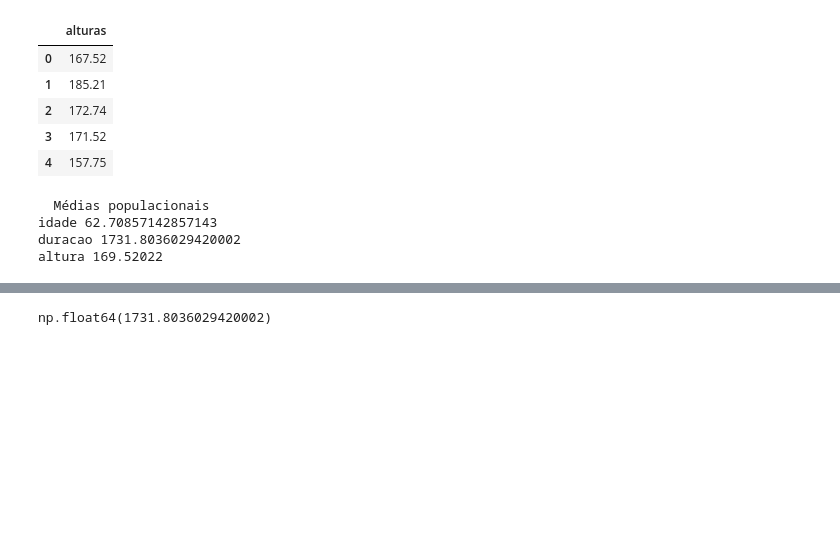
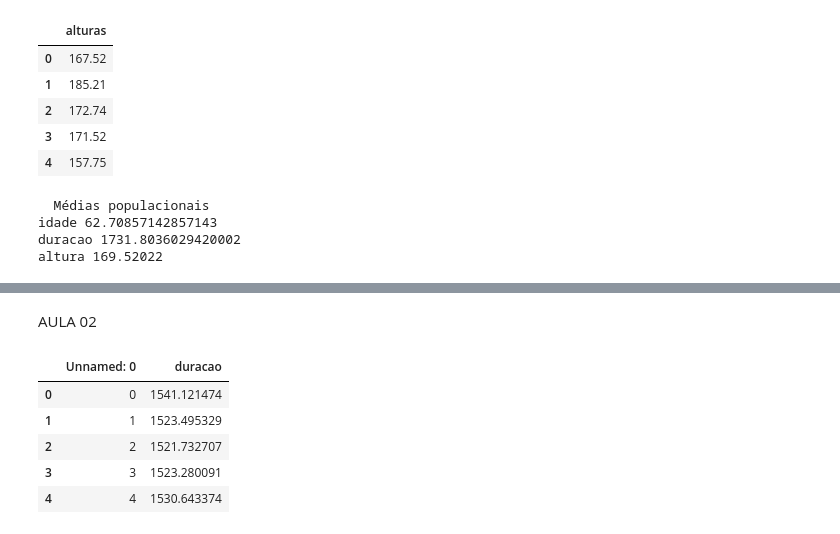
Before and after one commit to GaiasRaphael/Alura, a Jupyter notebook: Ciência de Dados/Data Science/testes_data.ipynb, the cells around one changed output, grey strips where cells are left out. Saved outputs shown, nothing was run; the diff lists cells and outputs as text; code cells hidden in the pictures; blank space fills up the shorter version.

Commit message:
terminado aula 02

```diff
--- a/Ciência de Dados/Data Science/testes_data.ipynb
+++ b/Ciência de Dados/Data Science/testes_data.ipynb
@@ -156,6 +156,5 @@ df_vida_lampada
 confianca = 0.95
 # %%
 media = df_vida_lampada['duracao'].mean()
-desvio_padrao_amostral
-# %% [output]
-np.float64(1731.8036029420002)
+# %% [markdown]
+AULA 02
@@ -161,0 +163,10 @@ np.float64(1731.8036029420002)
+# %%
+df_natalinas = pd.read_csv ("data/experimento_lampadas_natalinas.csv")
+df_natalinas.head()
+# %% [output]
+|  | Unnamed: 0 | duracao |
+| 0 | 0 | 1541.121474 |
+| 1 | 1 | 1523.495329 |
+| 2 | 2 | 1521.732707 |
+| 3 | 3 | 1523.280091 |
+| 4 | 4 | 1530.643374 |
```
Also changed, not shown: parts of 23 cells of this notebook.
